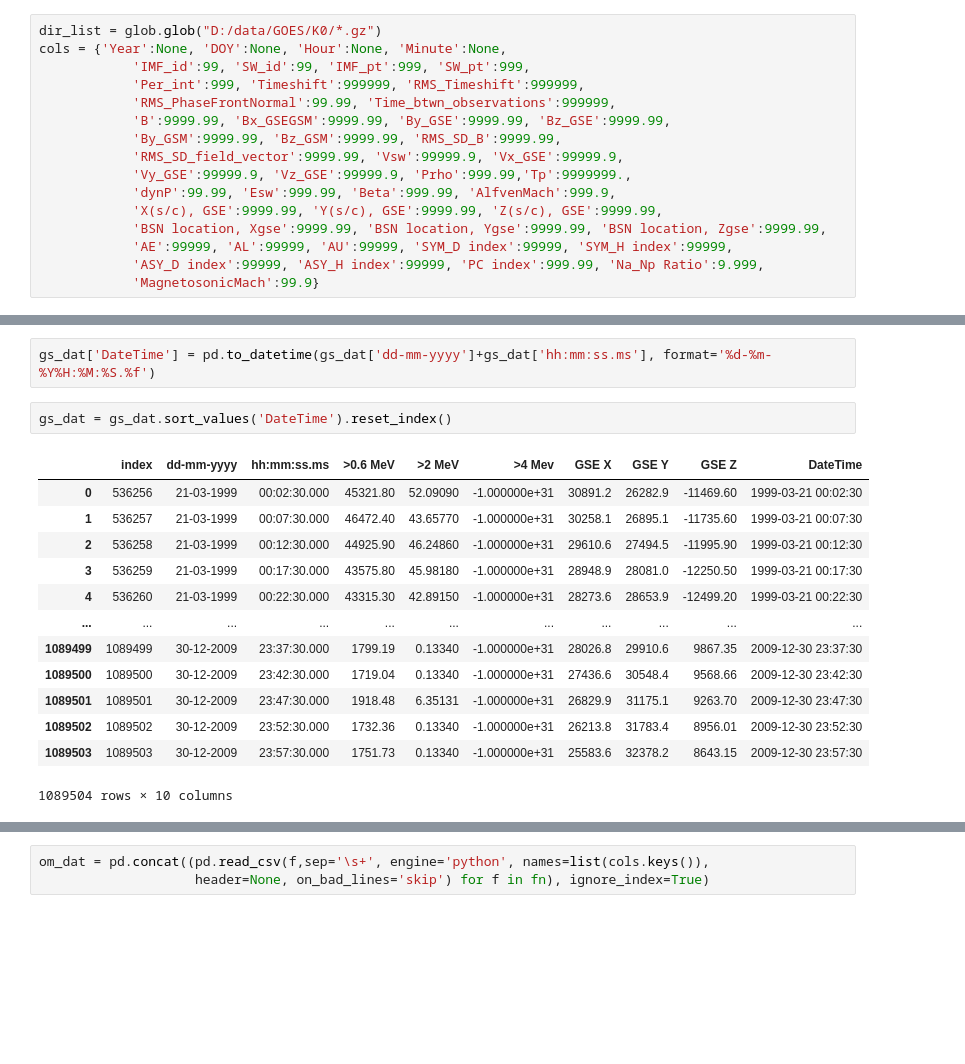
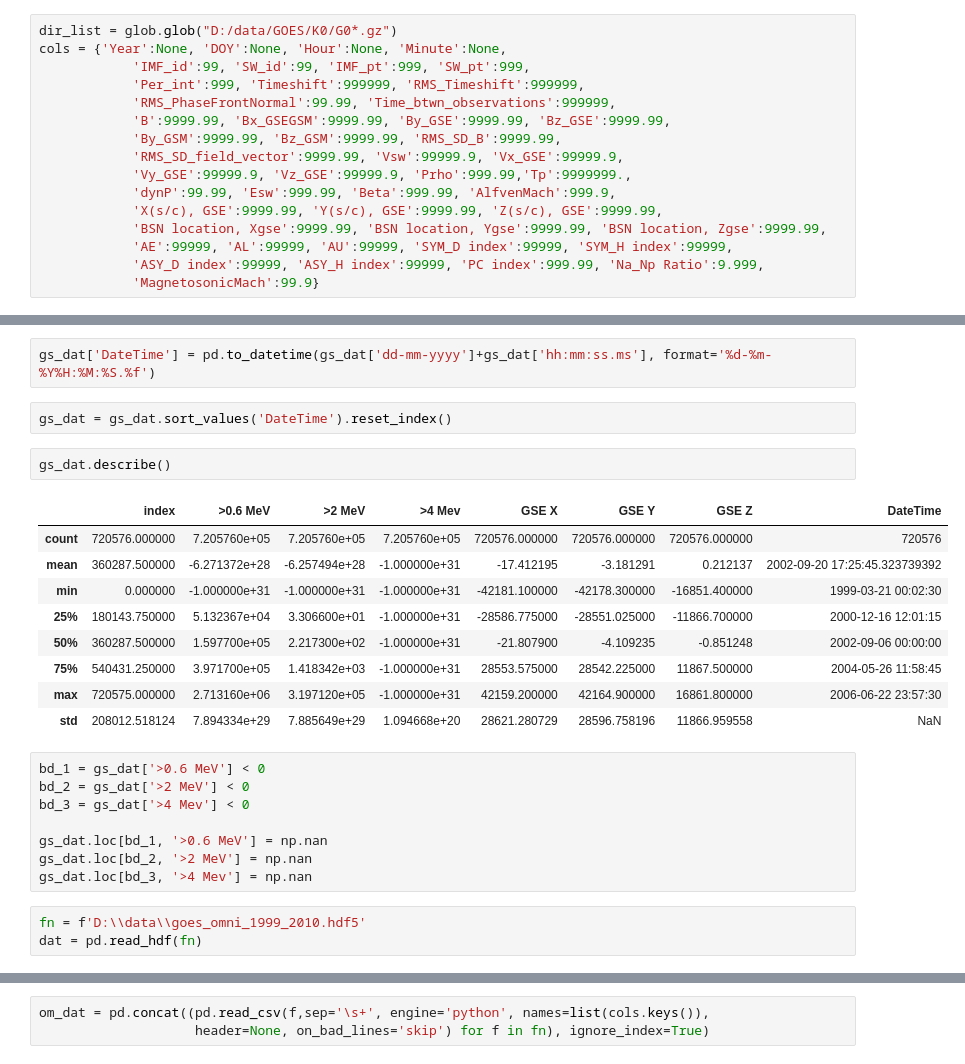
Before and after one commit to kylermurphy/ml_fw, a Jupyter notebook: Notebooks/Profile_cor.ipynb, the cells around one changed output, grey strips where cells are left out. Saved outputs shown, nothing was run; the diff lists cells and outputs as text; blank space fills up the shorter version.

```diff
--- a/Notebooks/Profile_cor.ipynb
+++ b/Notebooks/Profile_cor.ipynb
@@ -4,5 +5,5 @@ import glob
 # %%
-dir_list = glob.glob("D:/data/GOES/K0/*.gz")
+dir_list = glob.glob("D:/data/GOES/K0/G0*.gz")
 cols = {'Year':None, 'DOY':None, 'Hour':None, 'Minute':None,
             'IMF_id':99, 'SW_id':99, 'IMF_pt':999, 'SW_pt':999,
             'Per_int':999, 'Timeshift':999999, 'RMS_Timeshift':999999,
@@ -37,17 +36,26 @@ gs_dat = gs_dat.rename({'e/(cm^2*s*sr)':'>0.6 MeV','e/(cm^2*s*sr).1':'>2 MeV','e
 gs_dat['DateTime'] = pd.to_datetime(gs_dat['dd-mm-yyyy']+gs_dat['hh:mm:ss.ms'], format='%d-%m-%Y%H:%M:%S.%f')
 # %%
 gs_dat = gs_dat.sort_values('DateTime').reset_index()
-# %% [output]
-|  | index | dd-mm-yyyy | hh:mm:ss.ms | >0.6 MeV | >2 MeV | >4 Mev | GSE X | GSE Y | GSE Z | DateTime |
-| 0 | 536256 | 21-03-1999 | 00:02:30.000 | 45321.80 | 52.09090 | -1.000000e+31 | 30891.2 | 26282.9 | -11469.60 | 1999-03-21 00:02:30 |
-| 1 | 536257 | 21-03-1999 | 00:07:30.000 | 46472.40 | 43.65770 | -1.000000e+31 | 30258.1 | 26895.1 | -11735.60 | 1999-03-21 00:07:30 |
-| 2 | 536258 | 21-03-1999 | 00:12:30.000 | 44925.90 | 46.24860 | -1.000000e+31 | 29610.6 | 27494.5 | -11995.90 | 1999-03-21 00:12:30 |
-| 3 | 536259 | 21-03-1999 | 00:17:30.000 | 43575.80 | 45.98180 | -1.000000e+31 | 28948.9 | 28081.0 | -12250.50 | 1999-03-21 00:17:30 |
-| 4 | 536260 | 21-03-1999 | 00:22:30.000 | 43315.30 | 42.89150 | -1.000000e+31 | 28273.6 | 28653.9 | -12499.20 | 1999-03-21 00:22:30 |
-| ... | ... | ... | ... | ... | ... | ... | ... | ... | ... | ... |
-| 1089499 | 1089499 | 30-12-2009 | 23:37:30.000 | 1799.19 | 0.13340 | -1.000000e+31 | 28026.8 | 29910.6 | 9867.35 | 2009-12-30 23:37:30 |
-| 1089500 | 1089500 | 30-12-2009 | 23:42:30.000 | 1719.04 | 0.13340 | -1.000000e+31 | 27436.6 | 30548.4 | 9568.66 | 2009-12-30 23:42:30 |
-| 1089501 | 1089501 | 30-12-2009 | 23:47:30.000 | 1918.48 | 6.35131 | -1.000000e+31 | 26829.9 | 31175.1 | 9263.70 | 2009-12-30 23:47:30 |
-| 1089502 | 1089502 | 30-12-2009 | 23:52:30.000 | 1732.36 | 0.13340 | -1.000000e+31 | 26213.8 | 31783.4 | 8956.01 | 2009-12-30 23:52:30 |
-| 1089503 | 1089503 | 30-12-2009 | 23:57:30.000 | 1751.73 | 0.13340 | -1.000000e+31 | 25583.6 | 32378.2 | 8643.15 | 2009-12-30 23:57:30 |
-1089504 rows × 10 columns
+# %%
+gs_dat.describe()
+# %% [output]
+|  | index | >0.6 MeV | >2 MeV | >4 Mev | GSE X | GSE Y | GSE Z | DateTime |
+| count | 720576.000000 | 7.205760e+05 | 7.205760e+05 | 7.205760e+05 | 720576.000000 | 720576.000000 | 720576.000000 | 720576 |
+| mean | 360287.500000 | -6.271372e+28 | -6.257494e+28 | -1.000000e+31 | -17.412195 | -3.181291 | 0.212137 | 2002-09-20 17:25:45.323739392 |
+| min | 0.000000 | -1.000000e+31 | -1.000000e+31 | -1.000000e+31 | -42181.100000 | -42178.300000 | -16851.400000 | 1999-03-21 00:02:30 |
+| 25% | 180143.750000 | 5.132367e+04 | 3.306600e+01 | -1.000000e+31 | -28586.775000 | -28551.025000 | -11866.700000 | 2000-12-16 12:01:15 |
+| 50% | 360287.500000 | 1.597700e+05 | 2.217300e+02 | -1.000000e+31 | -21.807900 | -4.109235 | -0.851248 | 2002-09-06 00:00:00 |
+| 75% | 540431.250000 | 3.971700e+05 | 1.418342e+03 | -1.000000e+31 | 28553.575000 | 28542.225000 | 11867.500000 | 2004-05-26 11:58:45 |
+| max | 720575.000000 | 2.713160e+06 | 3.197120e+05 | -1.000000e+31 | 42159.200000 | 42164.900000 | 16861.800000 | 2006-06-22 23:57:30 |
+| std | 208012.518124 | 7.894334e+29 | 7.885649e+29 | 1.094668e+20 | 28621.280729 | 28596.758196 | 11866.959558 | NaN |
+# %%
+bd_1 = gs_dat['>0.6 MeV'] < 0
+bd_2 = gs_dat['>2 MeV'] < 0
+bd_3 = gs_dat['>4 Mev'] < 0
+
+gs_dat.loc[bd_1, '>0.6 MeV'] = np.nan
+gs_dat.loc[bd_2, '>2 MeV'] = np.nan
+gs_dat.loc[bd_3, '>4 Mev'] = np.nan
+# %%
+fn = f'D:\\data\\goes_omni_1999_2010.hdf5'
+dat = pd.read_hdf(fn)
```
Also changed, not shown: parts of 12 cells of this notebook.
